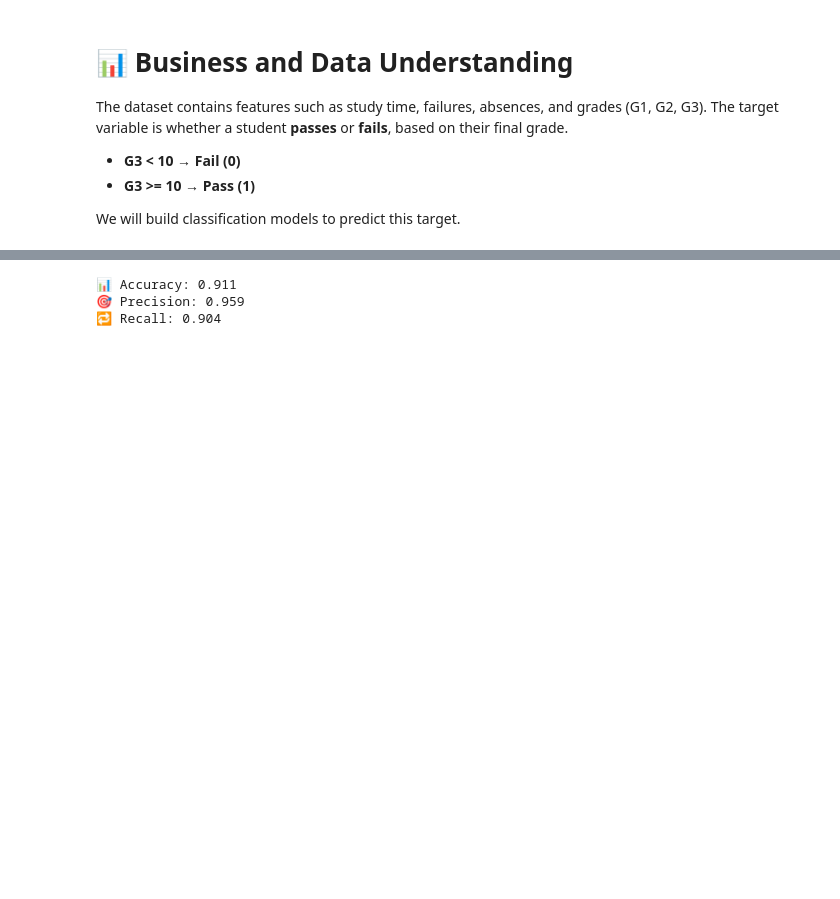
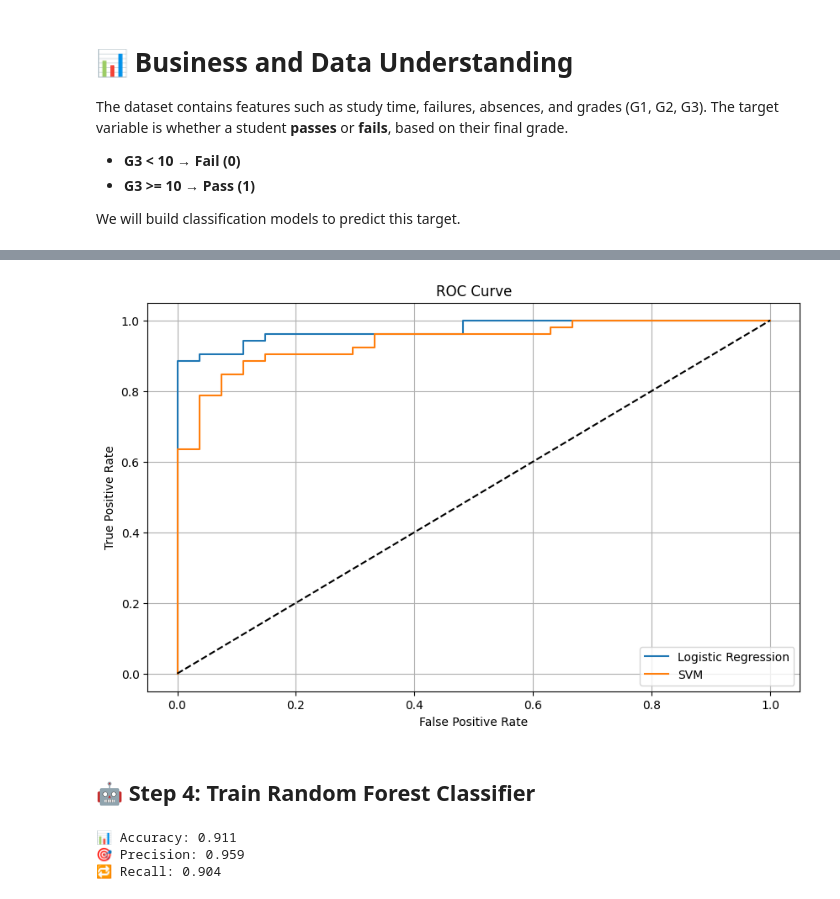
Before and after one commit to RomeC-137/ML-phase-3, a Jupyter notebook: ML project.ipynb, the cells around one changed output, grey strips where cells are left out. Drawn from its saved outputs; the diff is of its cells as text; code cells hidden in the pictures; blank space fills up the shorter version.

```diff
--- a/ML project.ipynb
+++ b/ML project.ipynb
@@ -131,0 +130,3 @@ We evaluate using:
+# %%
+log_model = LogisticRegression()
+log_model.fit(X_train_scaled,y_train)
@@ -131,0 +165,9 @@ We evaluate using:
+# %%
+#  SVM Model
+svm_model = SVC(probability=True)
+svm_model.fit(X_train_scaled, y_train)
+
+#  SVM Evaluation
+y_pred_svm = svm_model.predict(X_test_scaled)
+print("\n📈 SVM Evaluation:")
+print(classification_report(y_test, y_pred_svm))
@@ -131,0 +184,25 @@ We evaluate using:
+# %%
+# 📉 8. ROC Curve
+from sklearn.metrics import roc_curve
+
+y_probs_log = log_model.predict_proba(X_test_scaled)[:, 1]
+y_probs_svm = svm_model.predict_proba(X_test_scaled)[:, 1]
+
+
+fpr_log, tpr_log,_ = roc_curve(y_test, y_probs_log)
+fpr_svm, tpr_svm, _ = roc_curve(y_test, y_probs_svm)
+
+plt.figure(figsize=(10,6))
+plt.plot(fpr_log, tpr_log, label='Logistic Regression')
+plt.plot(fpr_svm, tpr_svm, label='SVM')
+plt.plot([0,1], [0,1], 'k--')
+plt.xlabel("False Positive Rate")
+plt.ylabel("True Positive Rate")
+plt.title("ROC Curve")
+plt.legend()
+plt.grid(True)
+plt.show()
+# %% [output]
+[figure, added]
+# %% [markdown]
+## 🤖 Step 4: Train Random Forest Classifier
```
Also changed, not shown: parts of 12 cells of this notebook.
